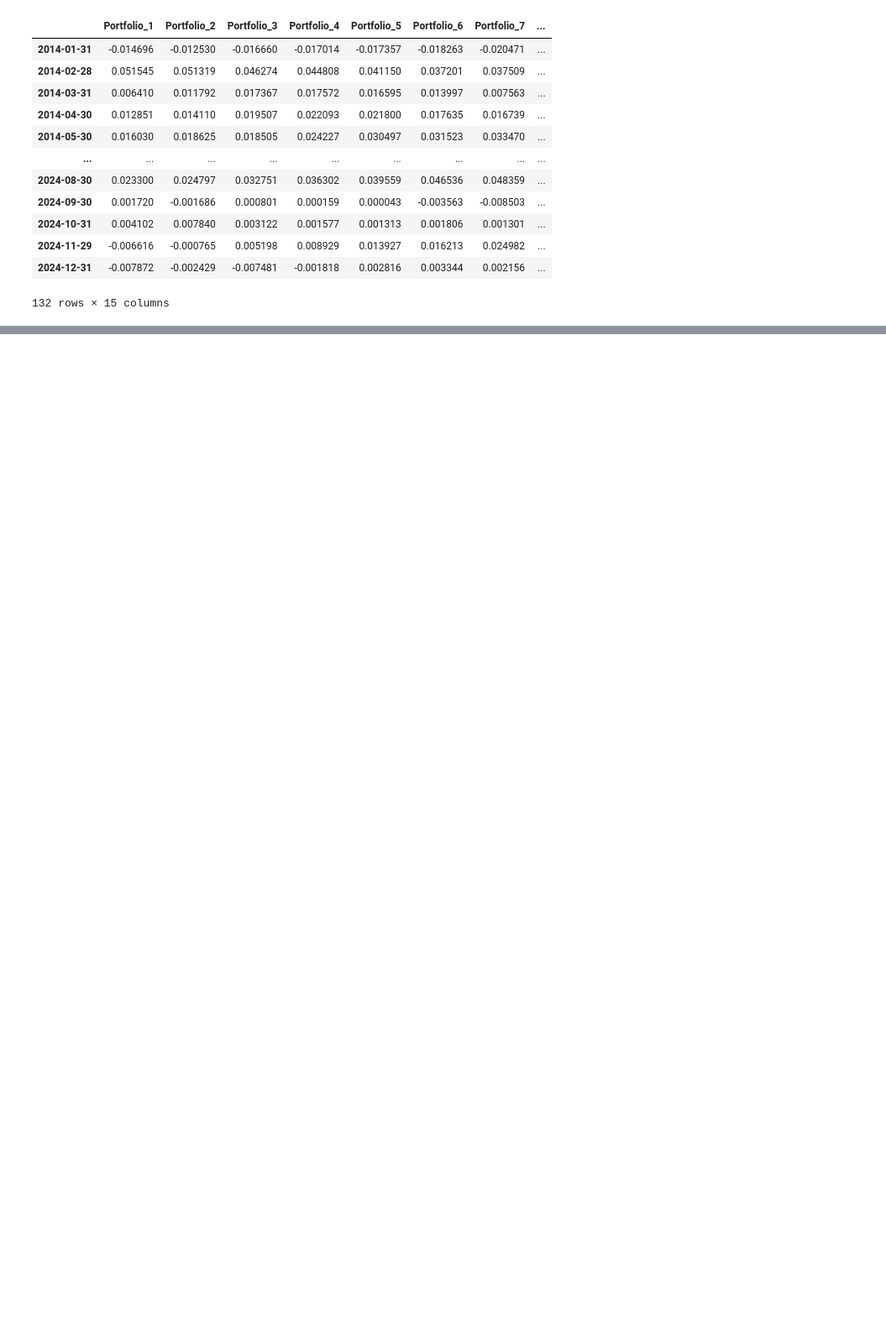
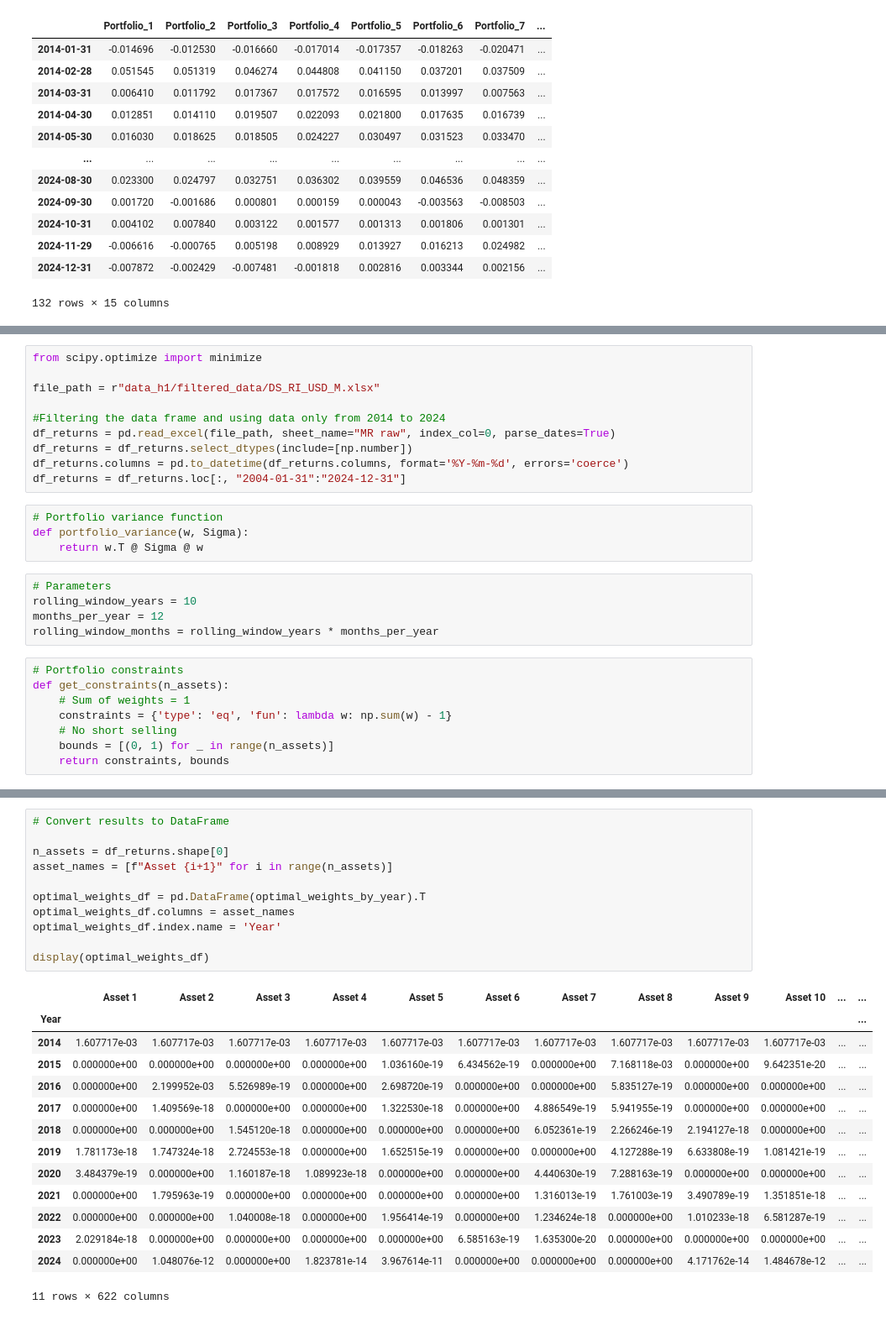
Before and after one commit to ameliemlb/SEF, a Jupyter notebook: hw1_updated.ipynb, the cells around one changed output, grey strips where cells are left out. Shown at 84% size. Cells and saved outputs as stored; diff of their text form; blank space fills up the shorter version.

```diff
--- a/hw1_updated.ipynb
+++ b/hw1_updated.ipynb
@@ -147,0 +150,27 @@ ex_post_returns_df.to_excel("data_h1/results/ex_post_returns.xlsx")
+# %%
+from scipy.optimize import minimize
+
+file_path = r"data_h1/filtered_data/DS_RI_USD_M.xlsx"
+
+#Filtering the data frame and using data only from 2014 to 2024
+df_returns = pd.read_excel(file_path, sheet_name="MR raw", index_col=0, parse_dates=True)
+df_returns = df_returns.select_dtypes(include=[np.number])
+df_returns.columns = pd.to_datetime(df_returns.columns, format='%Y-%m-%d', errors='coerce')
+df_returns = df_returns.loc[:, "2004-01-31":"2024-12-31"]
+# %%
+# Portfolio variance function
+def portfolio_variance(w, Sigma):
+    return w.T @ Sigma @ w
+# %%
+# Parameters
+rolling_window_years = 10
+months_per_year = 12
+rolling_window_months = rolling_window_years * months_per_year
+# %%
+# Portfolio constraints
+def get_constraints(n_assets):
+    # Sum of weights = 1
+    constraints = {'type': 'eq', 'fun': lambda w: np.sum(w) - 1}
+    # No short selling
+    bounds = [(0, 1) for _ in range(n_assets)]
+    return constraints, bounds
@@ -147,0 +234,26 @@ ex_post_returns_df.to_excel("data_h1/results/ex_post_returns.xlsx")
+# %%
+# Convert results to DataFrame
+
+n_assets = df_returns.shape[0]
+asset_names = [f"Asset {i+1}" for i in range(n_assets)]
+
+optimal_weights_df = pd.DataFrame(optimal_weights_by_year).T
+optimal_weights_df.columns = asset_names
+optimal_weights_df.index.name = 'Year'
+
+display(optimal_weights_df)
+# %% [output]
+|  | Asset 1 | Asset 2 | Asset 3 | Asset 4 | Asset 5 | Asset 6 | Asset 7 | Asset 8 | Asset 9 | Asset 10 | ... | ... |
+| Year |  |  |  |  |  |  |  |  |  |  |  | ... |
+| 2014 | 1.607717e-03 | 1.607717e-03 | 1.607717e-03 | 1.607717e-03 | 1.607717e-03 | 1.607717e-03 | 1.607717e-03 | 1.607717e-03 | 1.607717e-03 | 1.607717e-03 | ... | ... |
+| 2015 | 0.000000e+00 | 0.000000e+00 | 0.000000e+00 | 0.000000e+00 | 1.036160e-19 | 6.434562e-19 | 0.000000e+00 | 7.168118e-03 | 0.000000e+00 | 9.642351e-20 | ... | ... |
+| 2016 | 0.000000e+00 | 2.199952e-03 | 5.526989e-19 | 0.000000e+00 | 2.698720e-19 | 0.000000e+00 | 0.000000e+00 | 5.835127e-19 | 0.000000e+00 | 0.000000e+00 | ... | ... |
+| 2017 | 0.000000e+00 | 1.409569e-18 | 0.000000e+00 | 0.000000e+00 | 1.322530e-18 | 0.000000e+00 | 4.886549e-19 | 5.941955e-19 | 0.000000e+00 | 0.000000e+00 | ... | ... |
+| 2018 | 0.000000e+00 | 0.000000e+00 | 1.545120e-18 | 0.000000e+00 | 0.000000e+00 | 0.000000e+00 | 6.052361e-19 | 2.266246e-19 | 2.194127e-18 | 0.000000e+00 | ... | ... |
+| 2019 | 1.781173e-18 | 1.747324e-18 | 2.724553e-18 | 0.000000e+00 | 1.652515e-19 | 0.000000e+00 | 0.000000e+00 | 4.127288e-19 | 6.633808e-19 | 1.081421e-19 | ... | ... |
+| 2020 | 3.484379e-19 | 0.000000e+00 | 1.160187e-18 | 1.089923e-18 | 0.000000e+00 | 0.000000e+00 | 4.440630e-19 | 7.288163e-19 | 0.000000e+00 | 0.000000e+00 | ... | ... |
+| 2021 | 0.000000e+00 | 1.795963e-19 | 0.000000e+00 | 0.000000e+00 | 0.000000e+00 | 0.000000e+00 | 1.316013e-19 | 1.761003e-19 | 3.490789e-19 | 1.351851e-18 | ... | ... |
+| 2022 | 0.000000e+00 | 0.000000e+00 | 1.040008e-18 | 0.000000e+00 | 1.956414e-19 | 0.000000e+00 | 1.234624e-18 | 0.000000e+00 | 1.010233e-18 | 6.581287e-19 | ... | ... |
+| 2023 | 2.029184e-18 | 0.000000e+00 | 0.000000e+00 | 0.000000e+00 | 0.000000e+00 | 6.585163e-19 | 1.635300e-20 | 0.000000e+00 | 0.000000e+00 | 0.000000e+00 | ... | ... |
+| 2024 | 0.000000e+00 | 1.048076e-12 | 0.000000e+00 | 1.823781e-14 | 3.967614e-11 | 0.000000e+00 | 0.000000e+00 | 0.000000e+00 | 4.171762e-14 | 1.484678e-12 | ... | ... |
+11 rows × 622 columns
```
Also changed, not shown: parts of 4 cells of this notebook, 3 other files.
